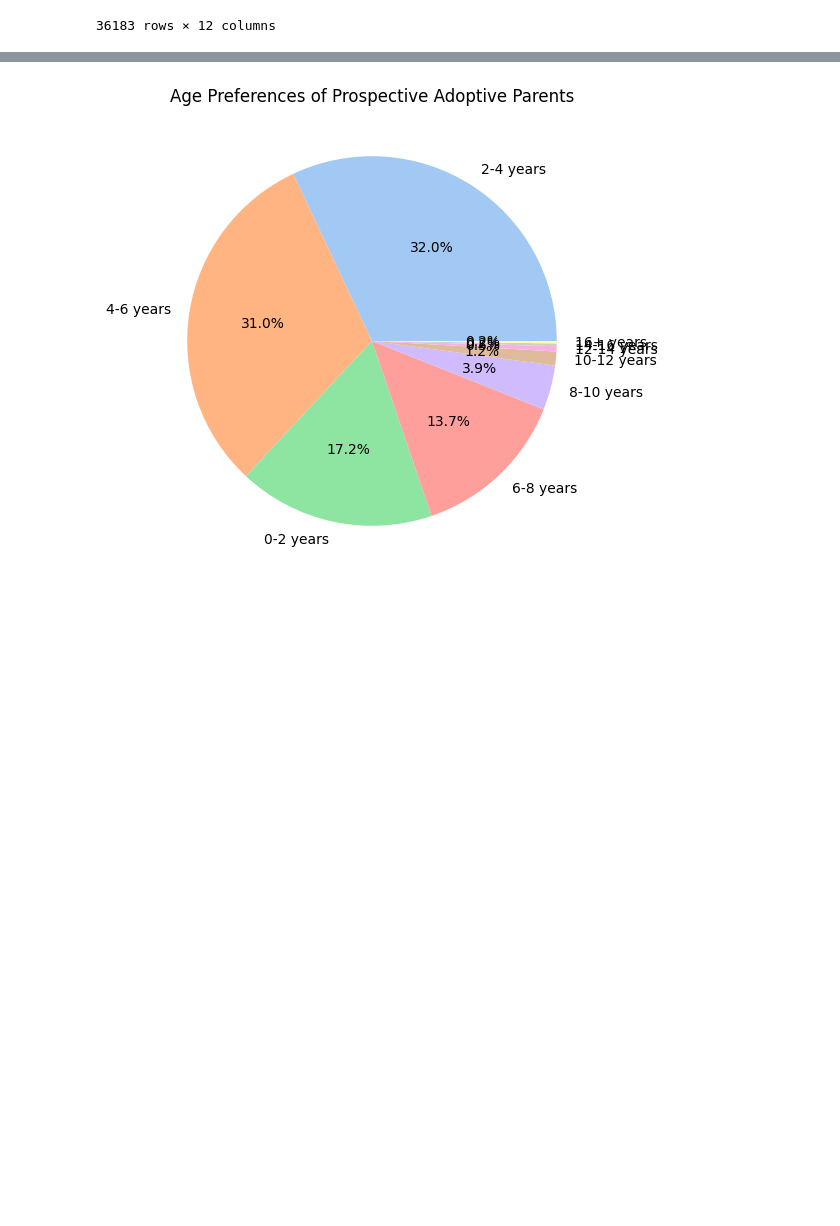
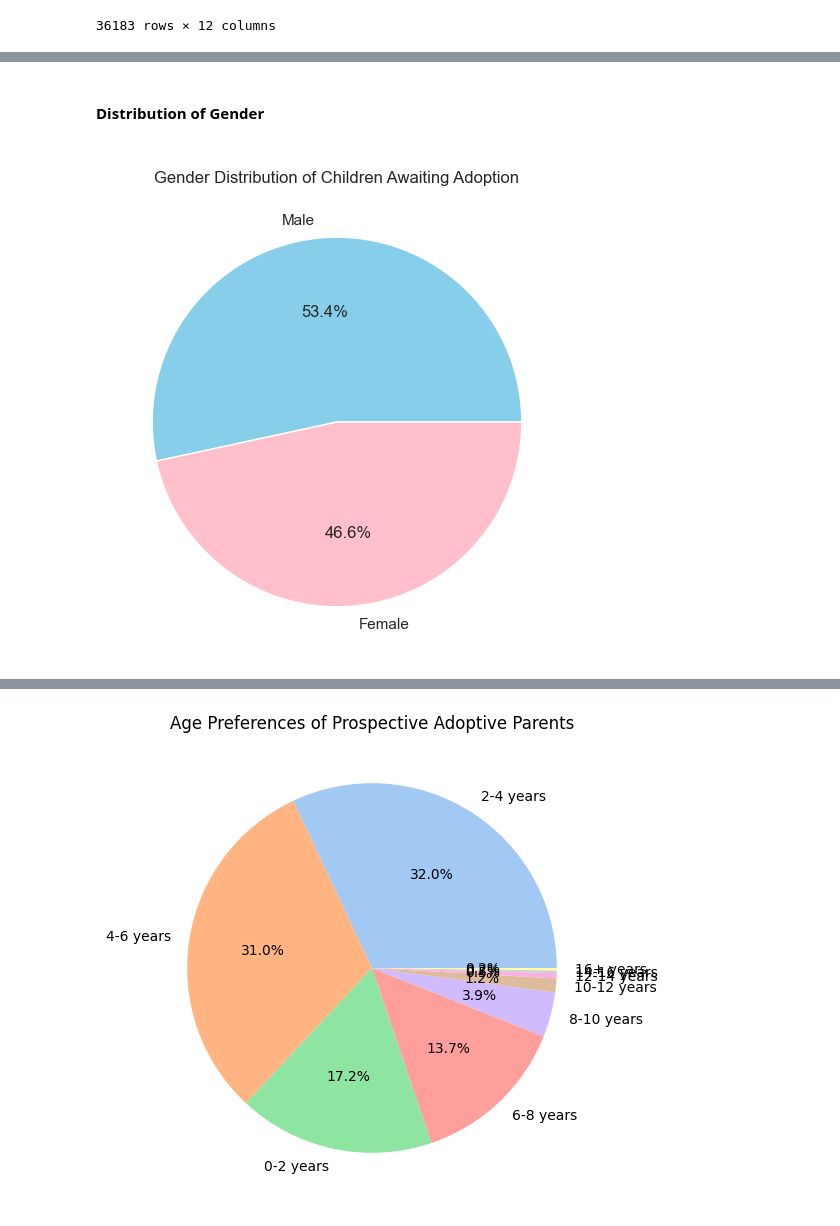
Before and after one commit to giulliadeux/br_adoption, a Jupyter notebook: Adoption in Brazil.ipynb, the cells around one changed output, grey strips where cells are left out. Saved outputs shown, nothing was run; the diff lists cells and outputs as text; code cells hidden in the pictures; blank space fills up the shorter version.

```diff
--- a/Adoption in Brazil.ipynb
+++ b/Adoption in Brazil.ipynb
@@ -1311,0 +1099,13 @@ plt.show()
+# %% [markdown]
+#### Distribution of Gender
+# %%
+# calculate proportions for gender distribution
+gender_counts = children_consolidated['gender'].value_counts(normalize=True)
+
+plt.figure(figsize=(10, 6))
+gender_counts.plot.pie(autopct='%1.1f%%', colors=['skyblue', 'pink'], labels=['Male', 'Female'])
+plt.title('\nGender Distribution of Children Awaiting Adoption')
+plt.ylabel('')
+plt.show()
+# %% [output]
+[figure, added]
```
Also changed, not shown: parts of 103 cells of this notebook.
